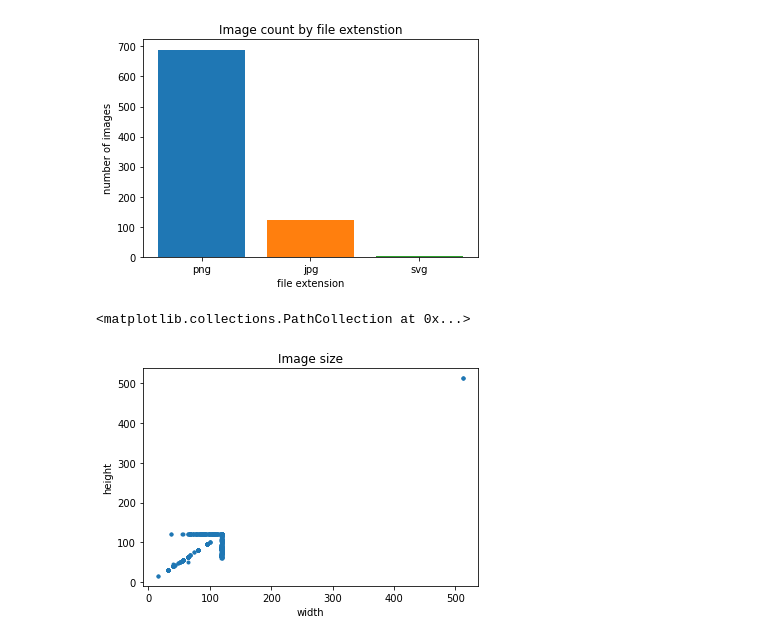
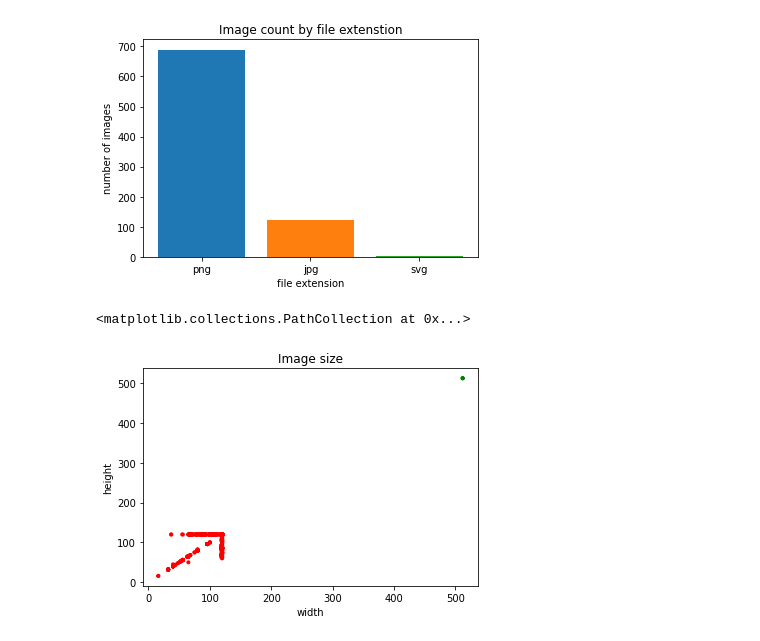
Before and after one commit to Drexel-MS-Y2-DSCI-Group-Projects/dsci521-pokemon-analysis, a Jupyter notebook: image_analysis.ipynb, the cells around one changed output. Cells and saved outputs as stored; diff of their text form; code cells hidden in the pictures.

Commit message:
more scraped and channel data

```diff
--- a/image_analysis.ipynb
+++ b/image_analysis.ipynb
@@ -24,25 +24,28 @@ height, width, num_channels = get_image_data(all_data['001']['sprites'][0]).shap
 # %%
 from urllib.parse import urlparse
 from tqdm import tqdm
+
+bad_eggs = {}
 
 def apply_transformation(data):
     try:
         res = json.load(open('./post_transformation.json'))
     except Exception:
         res = {}
-    for ndex in tqdm(list(data.keys())[:150]):
+    for ndex in tqdm(list(data.keys())[10:]):
+        # print(f'running {ndex}')
         if res.get(ndex) is None:
             res[ndex] = data[ndex].copy()
             res[ndex]['sprites'] = {}
         sprites = data[ndex]['sprites']
-        for sprite_url in sprites[:-200]:
+        for sprite_url in sprites[-70:]:
+            # print(sprite_url)
             if sprite_url not in res[ndex]['sprites']:
                 # print(f'fetching {sprite_url}')
                 try:
                     image_data = get_image_data(sprite_url)
                     ext = sprite_url.split('.')[-1].lower().strip()
                     if ((image_data is None) or (image_data.shape is None)):
-                        print(f'found no image data or shape is none for {ndex}:{sprite_url}')
                         height = width = num_channels = 'inf'
                     else:
                         height, width, *rest = image_data.shape
@@ -56,8 +59,7 @@ def apply_transformation(data):
                         'domain': urlparse(sprite_url).netloc
                     }
                 except Exception as e:
-                    print(f'error capturing {ndex}:{sprite_url}')
-                    print(e)
+                    bad_eggs[sprite_url] = (ndex, sprite_url, str(e))
             else:
                 pass
                 # print(f'skipping {sprite_url}')
@@ -80,23 +75,17 @@ import numpy as np
 
 domain_counter = Counter()
 ext_counter = Counter()
-heights = []
-widths = []
 w_h = []
+num_channel_counter = Counter()
 
 for ndex in list(updated_image_data.keys())[:4]:
     pokemon_data = updated_image_data[ndex]
     for url in pokemon_data['sprites'].keys():
         sprite = pokemon_data['sprites'][url]
-        # heights.append(sprite['height'])
-        # widths.append(sprite['width'])
-        w_h.append([sprite['height'], sprite['width']])
+        w_h.append([sprite['height'], sprite['width'], sprite['domain']])
         domain_counter[sprite['domain']] += 1
         ext_counter[sprite['ext']] += 1
+        num_channel_counter[str(sprite['num_channels'])] += 1
 
-size_df = pd.DataFrame(data=w_h, columns=['height', 'width'])
+size_df = pd.DataFrame(data=w_h, columns=['height', 'width', 'domain'])
 size_df = size_df.replace(to_replace='inf', value=np.nan).dropna()
-
-print(domain_counter)
-print(ext_counter)
-print(size_df)
@@ -136,10 +108,12 @@ for ext, count in ext_counter.items():
 # %% [output]
 [figure]
 # %%
+color_map = {'archives.bulbagarden.net': 'red', 'raw.githubusercontent.com': 'green'}
+color = [color_map[item] for item in size_df['domain']]
 plt.title('Image size')
 plt.xlabel('width')
 plt.ylabel('height')
-plt.scatter(size_df['height'], size_df['width'], marker='.')
+plt.scatter(size_df['height'], size_df['width'], marker='.', c=color)
 # %% [output]
 <matplotlib.collections.PathCollection at 0x...>
-[figure, old version]
+[figure, new version]
```
Also changed, not shown: parts of 4 cells of this notebook, 1 other file.
